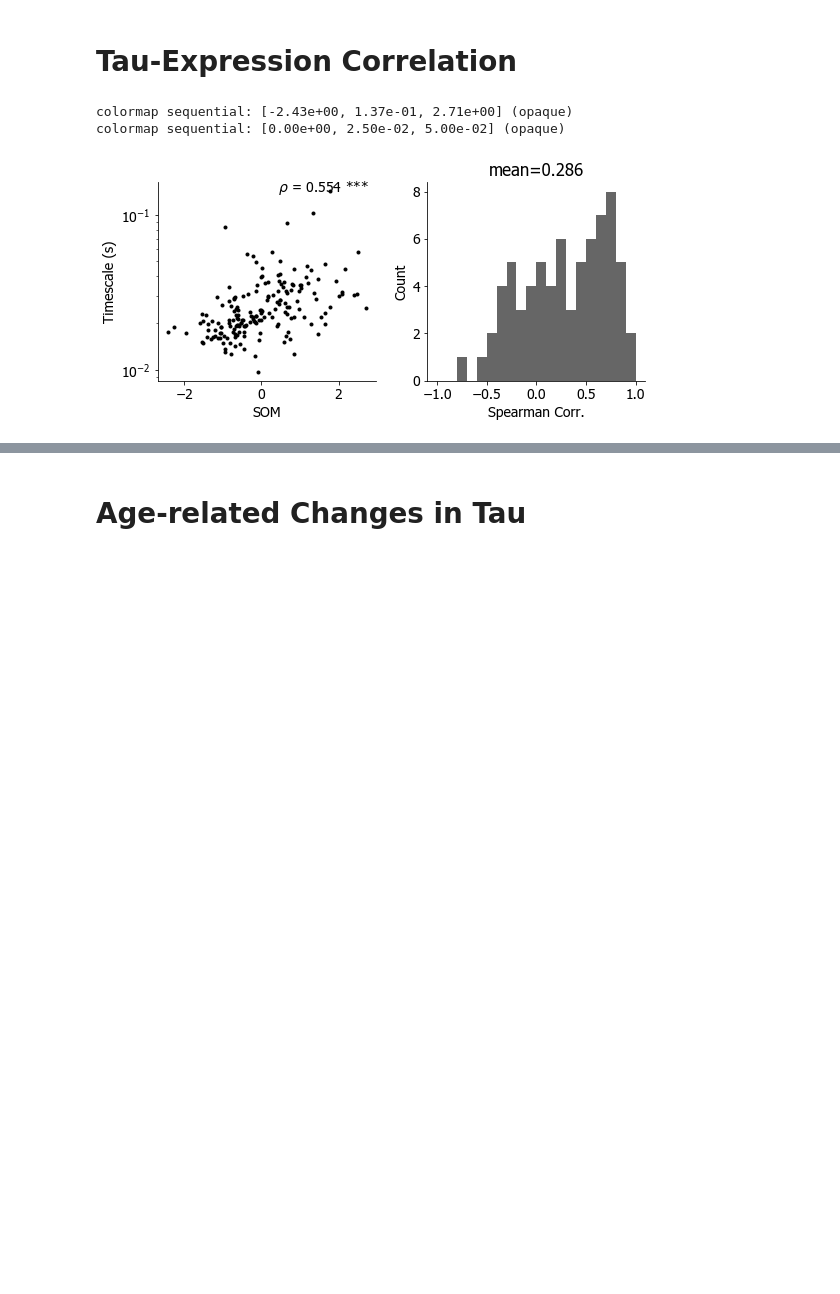
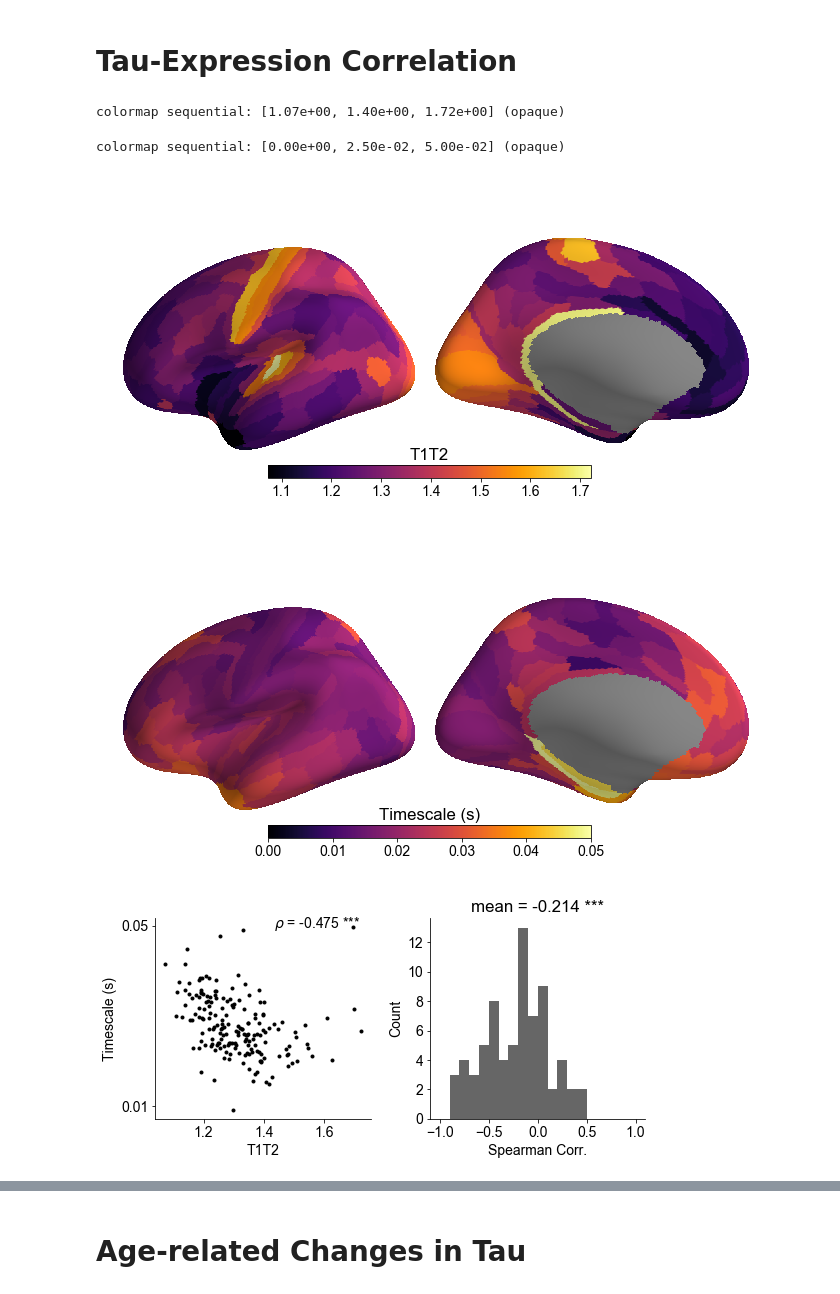
Before and after one commit to rdgao/field-echos, a Jupyter notebook: notebooks/viz_human_MMP.ipynb, the cells around one changed output, grey strips where cells are left out. Cells and saved outputs as stored; diff of their text form; code cells hidden in the pictures; blank space fills up the shorter version.

```diff
--- a/notebooks/viz_human_MMP.ipynb
+++ b/notebooks/viz_human_MMP.ipynb
@@ -8,12 +8,12 @@ import os, sys
 import numpy as np
 import pandas as pd
 from scipy import io, stats
-import seaborn as sns
+from seaborn import despine
 
 sys.path.append('../')
 import echo_utils
 
-font = {'family' : 'Tahoma',
+font = {'family' : 'Arial',
         'weight' : 'regular',
         'size'   : 14}
 plt.rc('font', **font)
@@ -107,48 +112,56 @@ def compute_weighted_average(df_feature, df_W, w_thresh=0.5, axis=0, method='wei
         return np.nanmean((df_feature*df_W)[thresh_mat],axis=axis)
 # %%
 xy_axis_frac = (0.55, 0.95)
-struct_feat = 'SOM'
+struct_feat = 'T1T2'
 # plot feature on MMP brain
-echo_utils.plot_MMP(df_struct[struct_feat].values, fig_path[:-4]%('mmp_%s'%struct_feat))
+plt.figure(figsize=(10,5))
+echo_utils.plot_MMP(df_struct[struct_feat].values, save_file=fig_path%('mmp_'+struct_feat), bp=2)
+plt.title(struct_feat)
 
 df_tau_threshed = df_tau_weighted[df_W_max>=w_thres]
 tau_parcel = compute_weighted_average(df_tau_weighted, df_W_max, w_thres, method='weighted')
 
 # plot grand average value on MMP
-echo_utils.plot_MMP(tau_parcel, fig_path[:-4]%('mmp_tau_%i'%d_query), minmax=[0,0.05])
+plt.figure(figsize=(10,5))
+echo_utils.plot_MMP(tau_parcel, save_file=fig_path%'mmp_tau', minmax=[0,0.05], bp=2)
+plt.title('Timescale (s)')
 
 # group average correlation
 rho, pv = stats.spearmanr(df_struct[struct_feat], tau_parcel, nan_policy='omit')
 
 plt.figure(figsize=(8,4))
 plt.subplot(1,2,1)
 plt.plot(df_struct[struct_feat], tau_parcel, '.k')
 plt.yscale('log');
-plt.xlabel(struct_feat); plt.ylabel('Timescale (s)'); sns.despine()
-s = r'$\rho$ = %.3f '%rho + np.sum(pv<=np.array([0.05, 0.01, 0.001]))*'*'
+plt.xlabel(struct_feat); plt.ylabel('Timescale (s)'); despine()
+plt.yticks([0.01, 0.05], ['0.01', '0.05']); plt.tick_params('y', which='minor', left=False, labelleft=False)
+s = r'$\rho$ = %.3f '%rho + np.sum(pv<=np.array([0.05, 0.01, 0.005]))*'*'
 plt.annotate(s, xy=xy_axis_frac, xycoords='axes fraction')
 
 # per-subject correlation
 min_parcels = 10
 df_subj_corr = pd.DataFrame(index=df_tau_weighted.index, columns=['n_parcels', 'rho', 'pv'])
 for i_s, subj in df_tau_threshed.iterrows():
     df_subj_corr['n_parcels'].loc[i_s] = (~np.isnan(subj)).sum()
     if df_subj_corr['n_parcels'].loc[i_s]>=3:
         rho, pv = stats.spearmanr(df_struct[struct_feat], subj, nan_policy='omit')
     else:
         rho, pv = np.nan, np.nan
     df_subj_corr['rho'].loc[i_s],df_subj_corr['pv'].loc[i_s] = rho,pv
 
 # only count correlations from subjects that had min # of parcels
 corr_valid = df_subj_corr[df_subj_corr['n_parcels']>=min_parcels]['rho'].values.astype(float)
-
+tt_pv = stats.ttest_1samp(corr_valid, 0)[1]
 plt.subplot(1,2,2)
 plt.hist(corr_valid, bins=np.arange(-1,1.1,0.1), color='k', alpha=0.6)
-plt.xlabel('Spearman Corr.');plt.ylabel('Count');sns.despine()
-plt.title('mean=%.3f'%np.nanmean(corr_valid));
+plt.xlabel('Spearman Corr.');plt.ylabel('Count');despine()
+s = 'mean = %.3f '%np.nanmean(corr_valid) + np.sum(tt_pv<=np.array([0.05, 0.01, 0.005]))*'*'
+plt.title(s);
 plt.tight_layout()
 plt.savefig(fig_path[:-4]%('mmp_tau_%s_%i'%(struct_feat,d_query)), bbox_inches='tight')
 # %% [output]
-colormap sequential: [-2.43e+00, 1.37e-01, 2.71e+00] (opaque)
-colormap sequential: [0.00e+00, 2.50e-02, 5.00e-02] (opaque)
+colormap sequential: [1.07e+00, 1.40e+00, 1.72e+00] (opaque)
+colormap sequential: [0.00e+00, 2.50e-02, 5.00e-02] (opaque)
-[figure, old version]
+[figure, new version]
+[figure, added]
+[figure, added]
```
Also changed, not shown: parts of 19 cells of this notebook, 17 other files.
